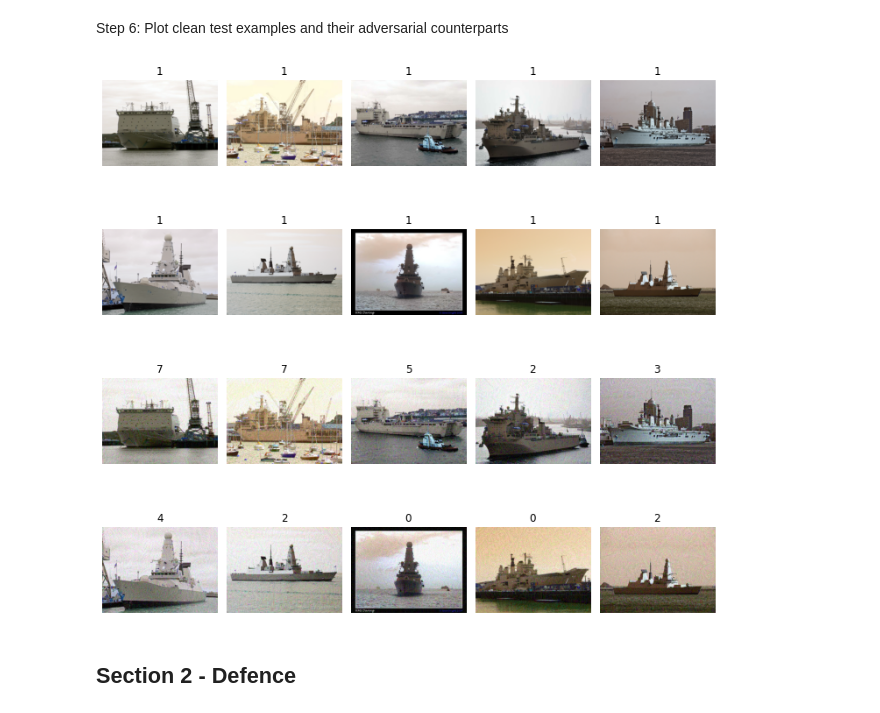
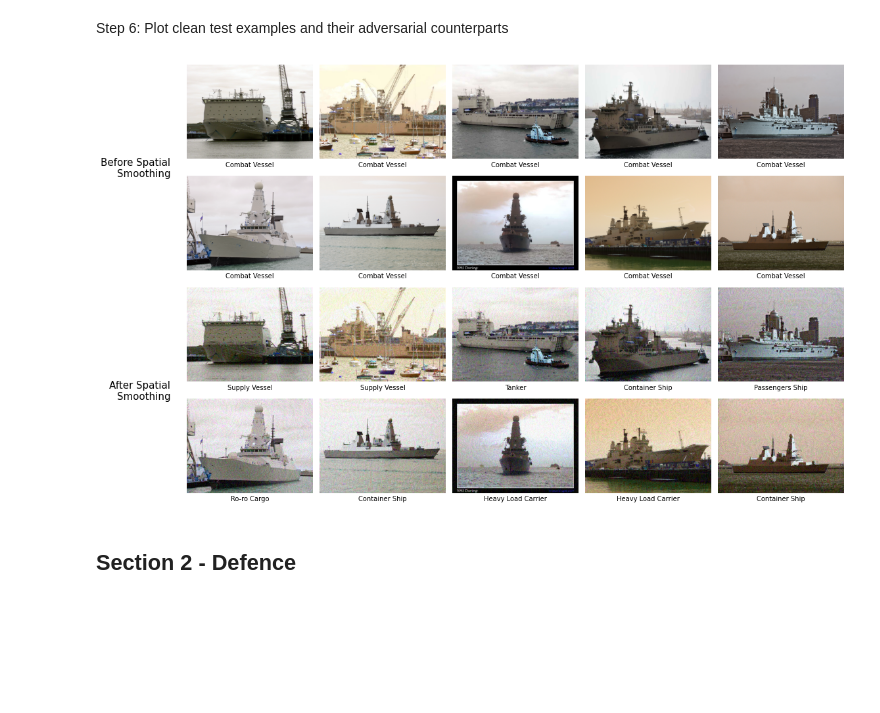
Before and after one commit to aydrienlaw/Adversarial-A.I., a Jupyter notebook: SpatialSmoothing - MARVEL.ipynb, the cells around one changed output. Drawn from its saved outputs; the diff is of its cells as text; code cells hidden in the pictures; blank space fills up the shorter version.

```diff
--- a/SpatialSmoothing - MARVEL.ipynb
+++ b/SpatialSmoothing - MARVEL.ipynb
@@ -31,6 +31,20 @@ from art.estimators.classification import KerasClassifier
 tf.compat.v1.disable_eager_execution()
 # %% [markdown]
 ### **Load MARVEL dataset**
+# %%
+def marvel_class(class_number):
+    switcher={
+        0: 'Heavy Load Carrier',
+        1: 'Combat Vessel',
+        2: 'Container Ship',
+        3: 'Passengers Ship',
+        4: 'Ro-ro Cargo',
+        5: 'Tanker',
+        6: 'Tug',
+        7: 'Supply Vessel',
+        8: 'Yacht'
+    }
+    return switcher.get(class_number)
 # %%
 x_train = []
 y_train = []
@@ -39,7 +53,7 @@ y_test_cln = []
 min_pixel_value = 0
 max_pixel_value = 1
 
-def marvel_class(filename):
+def marvel_index(filename):
     switcher={
         'HeavyLoadCarrier': [1,0,0,0,0,0,0,0,0],
         'CombatVessel': [0,1,0,0,0,0,0,0,0],
@@ -60,7 +74,7 @@ def load_training_data(filename):
         if img is not None:
             img = cv2.resize(img, (320,240))
             x_train_cln.append(img/255)
-            y_train_cln.append(marvel_class(filename))
+            y_train_cln.append(marvel_index(filename))
             i = i+1
         if i == 100:
             break
@@ -74,7 +88,7 @@ def load_test_data(filename):
         if img is not None:
             img = cv2.resize(img, (320,240))
             x_test_cln.append(img/255)
-            y_test_cln.append(marvel_class(filename))
+            y_test_cln.append(marvel_index(filename))
             i = i + 1
         if i == 100:
             break
@@ -239,23 +253,35 @@ Adversarial FP: 810
 Step 6: Plot clean test examples and their adversarial counterparts
 # %%
 # Plot images
-plt.figure(figsize=(10, 10))
+plt.figure(figsize=(16,12))
 
 for i in range(10):
     ax = plt.subplot(4, 5, i + 1)
-    plt.imshow(x_test_cln[i], cmap='gray')
-    ax.set_title('{:}'.format(np.argmax(y_test_cln,axis=1)[i]))
-    plt.axis("off")
+    plt.imshow(x_test_cln[i])
+    ax.set_xlabel('{:}'.format(marvel_class(np.argmax(y_test_cln,axis=1)[i])))
 
     ax = plt.subplot(4, 5, i + 11)
-    plt.imshow(x_test_adv[i], cmap='gray')
-    ax.set_title('{:}'.format(np.argmax(predictions_adv,axis=1)[i]))
-    plt.axis("off")
+    plt.imshow(x_test_adv[i])
+    ax.set_xlabel('{:}'.format(marvel_class(np.argmax(predictions_adv,axis=1)[i])))
 
+# Plot y-axis labels
+ax1 = plt.subplot(4,5,1)
+ax1.set_ylabel('Before Spatial\nSmoothing', rotation=0, va='center', ha='right', labelpad=25, fontsize=15, y=-0.1)
+
+ax3 = plt.subplot(4,5,11)
+ax3.set_ylabel('After Spatial\nSmoothing', rotation=0, va='center', ha='right', labelpad=25, fontsize=15, y=-0.1)
+
+# Turn off axis for all plots
+plt.setp(plt.gcf().get_axes(), xticks=[], yticks=[], frame_on=False)
+
+# Adjusting space between subplots
 plt.tight_layout()
+plt.subplots_adjust(top=0.8)
+
+# Save and show image
 plt.show()
 # %% [output]
-[figure, old version]
+[figure, new version]
 # %% [markdown]
 ## **Section 2 - Defence**
 # %% [markdown]
```
Also changed, not shown: parts of 4 cells of this notebook, 7 other files.
